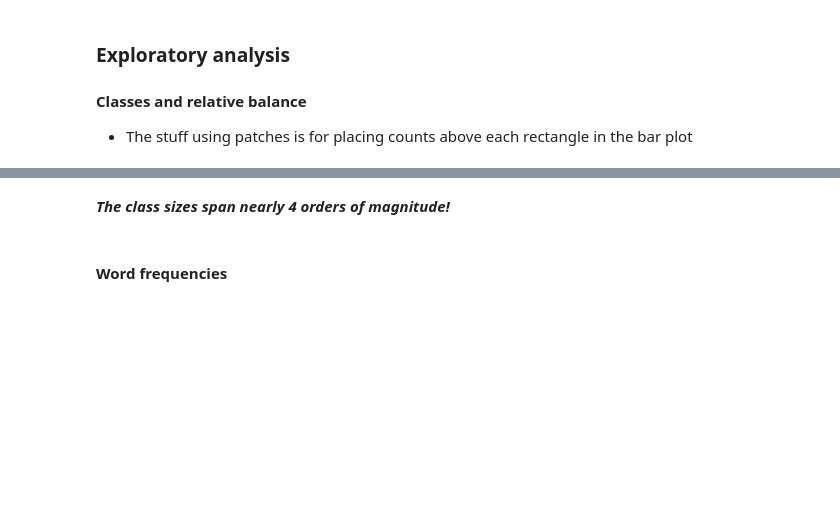
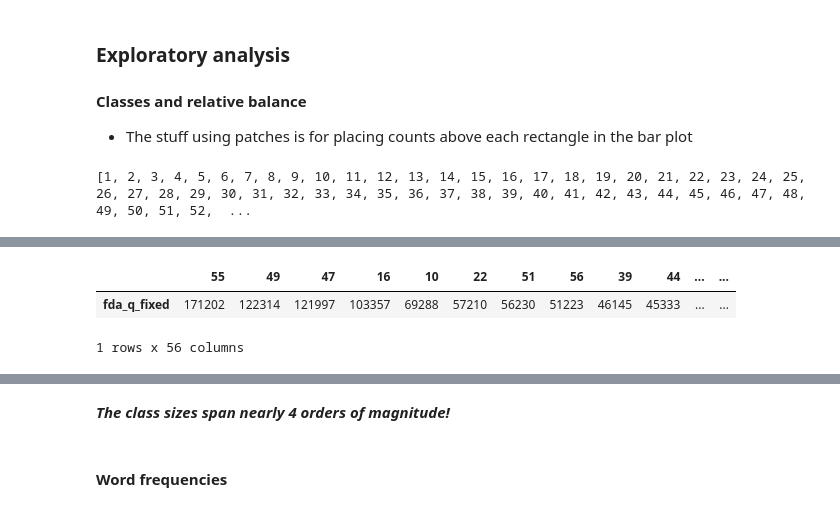
Before and after one commit to mw0/MLnotebooks, a Jupyter notebook: multiClass/notebooks/PredictiveModelingChallengeBERT.ipynb, the cells around one changed output, grey strips where cells are left out. Drawn from its saved outputs; the diff is of its cells as text; code cells hidden in the pictures; blank space fills up the shorter version.

```diff
--- a/multiClass/notebooks/PredictiveModelingChallengeBERT.ipynb
+++ b/multiClass/notebooks/PredictiveModelingChallengeBERT.ipynb
@@ -324,10 +332,13 @@ This is modified from [a TensorFlow tutorial](https://www.tensorflow.org/tutoria
 
 * Have a very quick look at DataFrame characteristics
 # %%
-fname = "SelectedInspectionReportData.rds"
+cwd = pathlib.Path.cwd()
+basePath = cwd.parent
+dataPath = basePath / 'data'
+dataSourcePath = dataPath / "SelectedInspectionReportData.rds"
 
 t0 = time()
-result = pyreadr.read_r(fname)
+result = pyreadr.read_r(str(dataSourcePath))
 df = result[None]
 df.fda_q_fixed = df.fda_q_fixed.astype('int')
 df.FDAISCRITICAL = df.FDAISCRITICAL.astype('int')
@@ -359,5 +441,8 @@ df.info()
 FDAcodes = list(set(df['fda_q_fixed'].values))
 print(FDAcodes)
 classCts = pd.DataFrame(df['fda_q_fixed'].value_counts())
-with pd.option_context("display.max_columns", 60):
-    display(classCts.T)
+# with pd.option_context("display.max_columns", 60):
+#     display(classCts.T)
+display(classCts.T)
+# %% [output]
+[1, 2, 3, 4, 5, 6, 7, 8, 9, 10, 11, 12, 13, 14, 15, 16, 17, 18, 19, 20, 21, 22, 23, 24, 25, 26, 27, 28, 29, 30, 31, 32, 33, 34, 35, 36, 37, 38, 39, 40, 41, 42, 43, 44, 45, 46, 47, 48, 49, 50, 51, 52,  ...
@@ -364,2 +450,5 @@ with pd.option_context("display.max_columns", 60):
+|  | 55 | 49 | 47 | 16 | 10 | 22 | 51 | 56 | 39 | 44 | ... | ... |
+| fda_q_fixed | 171202 | 122314 | 121997 | 103357 | 69288 | 57210 | 56230 | 51223 | 46145 | 45333 | ... | ... |
+1 rows x 56 columns
 # %%
 ph.plotValueCounts(df, 'fda_q_fixed', titleText='FDA code frequencies', saveAs='svg', ylim=[0.0, 187500.0])
```
Also changed, not shown: parts of 57 cells of this notebook.
